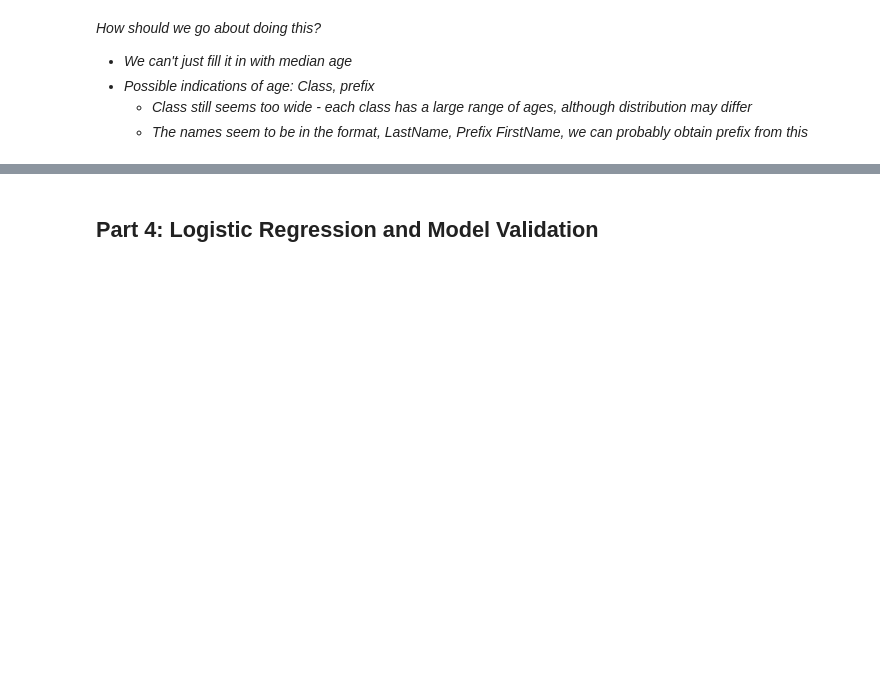
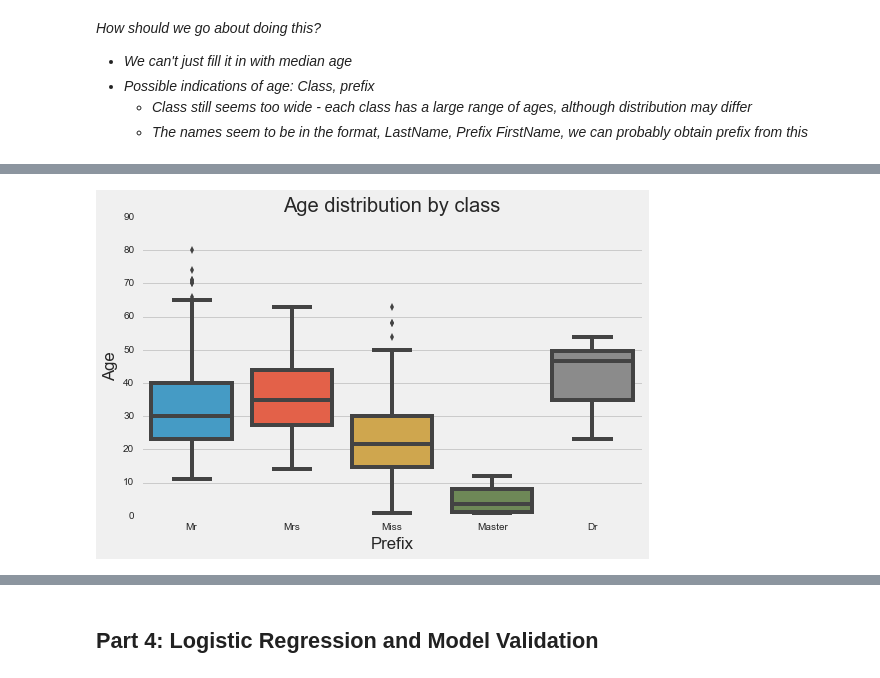
Before and after one commit to spockl/ga-dsi-1, a Jupyter notebook: projects/projects-weekly/project-05/code/starter-code/project-5-jocelyn-ong.ipynb, the cells around one changed output, grey strips where cells are left out. Saved outputs shown, nothing was run; the diff lists cells and outputs as text; code cells hidden in the pictures; blank space fills up the shorter version.

```diff
--- a/projects/projects-weekly/project-05/code/starter-code/project-5-jocelyn-ong.ipynb
+++ b/projects/projects-weekly/project-05/code/starter-code/project-5-jocelyn-ong.ipynb
@@ -331,7 +339,9 @@ sns.heatmap(df2.corr()[['Survived']].iloc[2:]);
 # %%
 def get_prefix(name):
     name_list = name.split(',')
-    prefix = name_list[1].strip().split(' ')[0].strip('.')
-    return prefix
+    name_list = name_list[1].strip().split(' ')
+    prefix = [i for i in name_list if '.' in i]
+    return prefix[0].strip('.')
 # %%
-df2['prefix'] = df2['Name'].map(get_prefix)
+df2['Prefix'] = df2['Name'].map(get_prefix)
+df2.head()
@@ -366,0 +385,22 @@ Name: prefix, dtype: int64
+# %%
+def group_prefix(pf):
+    if pf in ['Rev', 'Major', 'Col', 'Jonkheer', 'Don', 'Capt', 'Sir']:
+        return 'Mr'
+    elif pf in ['Mlle', 'Ms', 'Lady']:
+        return 'Miss'
+    elif pf in ['Mme', 'Countess']:
+        return 'Mrs'
+    else:
+        return pf
+# %%
+df2['Prefix'] = df2['Prefix'].map(group_prefix)
+# %%
+# Box plot of age distributions by prefix
+
+print # Just for an extra space
+plt.subplots(figsize=(8,5));
+sns.boxplot(x='Prefix', y='Age', data=df2);
+plt.title('Age distribution by class');
+plt.ylim(0,90);
+# %% [output]
+[figure, added]
```
Also changed, not shown: parts of 26 cells of this notebook.
